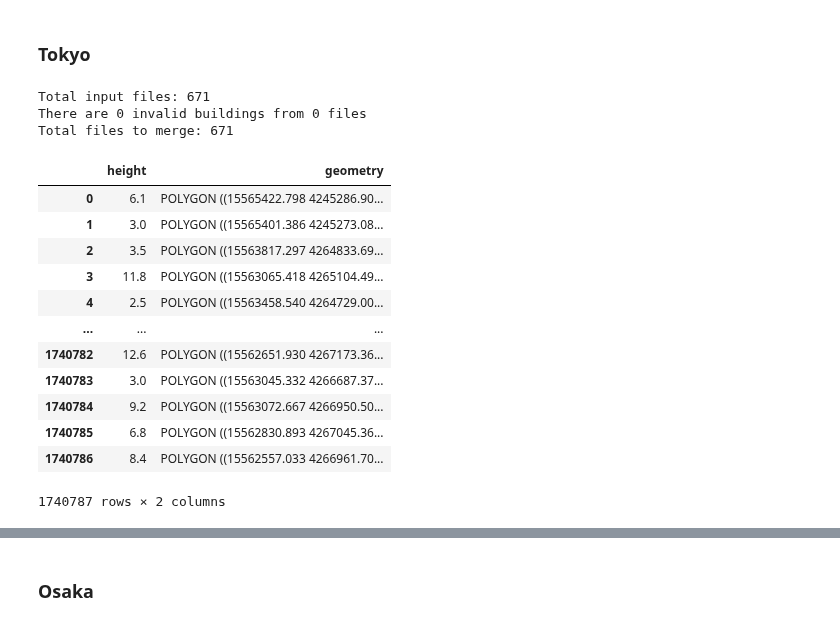
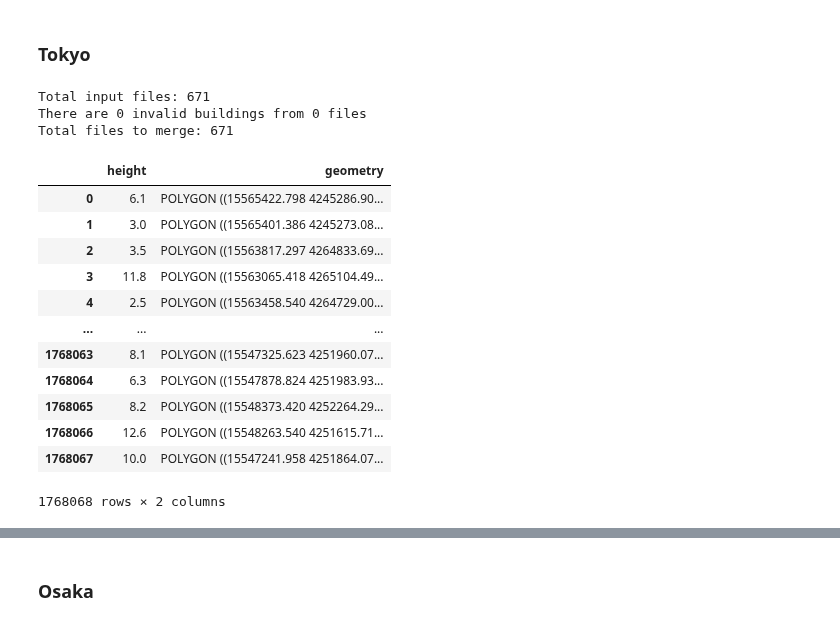
Before and after one commit to LQCHAN022/UMP-estimation, a Jupyter notebook: data_pipeline.ipynb, the cells around one changed output, grey strips where cells are left out. Cells and saved outputs as stored; diff of their text form; code cells hidden in the pictures.

```diff
--- a/data_pipeline.ipynb
+++ b/data_pipeline.ipynb
@@ -94,7 +94,7 @@ def xml_extract_gdf(in_path,
     gdf = gpd.GeoDataFrame(data= height_series, geometry= geometry)
     return gdf
 
-def gml_to_feather(in_path, out_path, mode= None, log_name= "gml_convert", src_crs= "EPSG:6668", tgt_crs= "EPSG:3857"):
+def gml_to_feather(in_path, out_path, mode= None, log_name= "gml_convert", src_crs= "EPSG:6668", tgt_crs= "EPSG:3857", force_manual= False):
     """
     Takes in a gml file and outputs it as a feather file\n
     W/R with feather files is much faster and takes up much less space than using shp files\n
@@ -107,14 +107,18 @@ def gml_to_feather(in_path, out_path, mode= None, log_name= "gml_convert", src_c
     - src_crs: Source projection\n
     - tgt_crs: Target projection\n
     """
-    # Extracts features
-    with fiona.open(in_path, 'r') as src:
-        features = list(src)
+    try:
+        # Goes to manual extraction if flag is True
+        # Hacky but it works
+        if force_manual:
+            raise
+        # Extracts features
+        with fiona.open(in_path, 'r') as src:
+            features = list(src)
 
-    # Converts and places it in geopandas format
-    # There seems to be some gml files without the measured height column, will try to log those files in
-    gdf = gpd.GeoDataFrame.from_features(features)
-    try:
+        # Converts and places it in geopandas format
+        # There seems to be some gml files without the measured height column, will try to log those files in
+        gdf = gpd.GeoDataFrame.from_features(features)
         gdf = gdf[['measuredHeight', 'geometry']]
         gdf.rename(columns={'measuredHeight':'height'}, inplace= True)
 
@@ -130,9 +134,9 @@ def gml_to_feather(in_path, out_path, mode= None, log_name= "gml_convert", src_c
         gdf = gpd.GeoDataFrame(gdf, geometry= gdf_geometry)
     except Exception as e:
         # If exception occurs try to extract manually
-        gdf = xml_extract_gdf(in_path)
+        gdf_manual = xml_extract_gdf(in_path)
 
-        if gdf is None:
+        if gdf_manual is None:
             print(f"{e}: {os.path.basename(in_path)}")
             if not log_name is None:
                 if not os.path.exists("logs"):
@@ -140,6 +144,8 @@ def gml_to_feather(in_path, out_path, mode= None, log_name= "gml_convert", src_c
                 with open(f"logs/{log_name}.txt", "a") as f:
                     f.write(in_path + "\n")
             return len(gdf)
+        else:
+            gdf = gdf_manual
 
     # Check if parent directory exists
     if not os.path.exists(os.path.dirname(out_path)):
@@ -158,7 +164,7 @@ def gml_to_feather(in_path, out_path, mode= None, log_name= "gml_convert", src_c
 
     return 0
 
-def batch_gml_to_feather(in_dir, out_path, n_processes= 12, log_name= None, mode= None, src_crs= "EPSG:6668", tgt_crs= "EPSG:3857"):
+def batch_gml_to_feather(in_dir, out_path, n_processes= 12, log_name= None, mode= None, src_crs= "EPSG:6668", tgt_crs= "EPSG:3857", force_manual= False):
 
     # Get all the paths of the gml files
     in_paths = glob(f"{in_dir}/*.gml")
@@ -173,7 +179,8 @@ def batch_gml_to_feather(in_dir, out_path, n_processes= 12, log_name= None, mode
                 repeat(mode),
                 repeat(log_name),
                 repeat(src_crs),
-                repeat(tgt_crs)))
+                repeat(tgt_crs),
+                repeat(force_manual)))
 
     # Check for invalid buildings
     print(f"There are {sum(r)} invalid buildings from {len(list(filter(lambda x: x > 0, r)))} files")
@@ -194,23 +201,23 @@ def batch_gml_to_feather(in_dir, out_path, n_processes= 12, log_name= None, mode
 ### Tokyo
 # %%
 in_dir = "data/13100_tokyo23-ku_2020_citygml_3_2_op/udx/bldg"
-out_path = "data/full_Tokyo_plateau/tokyo_fixed.feather"
+out_path = "data/full_Tokyo_plateau/tokyo_manual.feather"
 
-batch_gml_to_feather(in_dir, out_path, mode= "o", log_name= "tokyo")
+batch_gml_to_feather(in_dir, out_path, mode= "o", log_name= "tokyo", force_manual= True)
 # %% [output]
 Total input files: 671
 There are 0 invalid buildings from 0 files
 Total files to merge: 671
 |  | height | geometry |
 | 0 | 6.1 | POLYGON ((15565422.798 4245286.90... |
 | 1 | 3.0 | POLYGON ((15565401.386 4245273.08... |
 | 2 | 3.5 | POLYGON ((15563817.297 4264833.69... |
 | 3 | 11.8 | POLYGON ((15563065.418 4265104.49... |
 | 4 | 2.5 | POLYGON ((15563458.540 4264729.00... |
 | ... | ... | ... |
-| 1740782 | 12.6 | POLYGON ((15562651.930 4267173.36... |
-| 1740783 | 3.0 | POLYGON ((15563045.332 4266687.37... |
-| 1740784 | 9.2 | POLYGON ((15563072.667 4266950.50... |
-| 1740785 | 6.8 | POLYGON ((15562830.893 4267045.36... |
-| 1740786 | 8.4 | POLYGON ((15562557.033 4266961.70... |
+| 1768063 | 8.1 | POLYGON ((15547325.623 4251960.07... |
+| 1768064 | 6.3 | POLYGON ((15547878.824 4251983.93... |
+| 1768065 | 8.2 | POLYGON ((15548373.420 4252264.29... |
+| 1768066 | 12.6 | POLYGON ((15548263.540 4251615.71... |
+| 1768067 | 10.0 | POLYGON ((15547241.958 4251864.07... |
-1740787 rows × 2 columns
+1768068 rows × 2 columns
```
Also changed, not shown: parts of 17 cells of this notebook.
